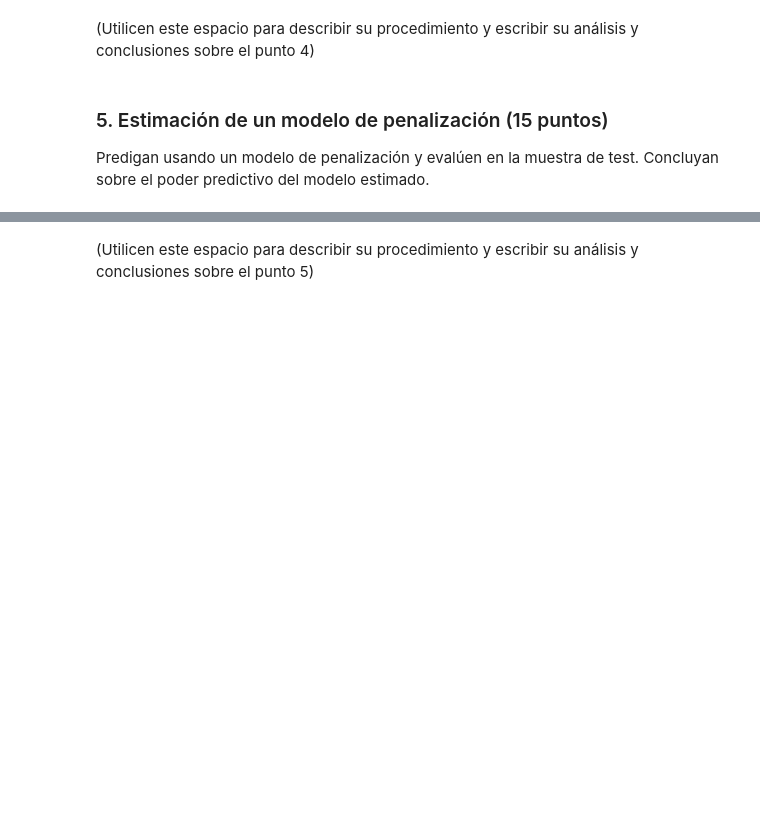
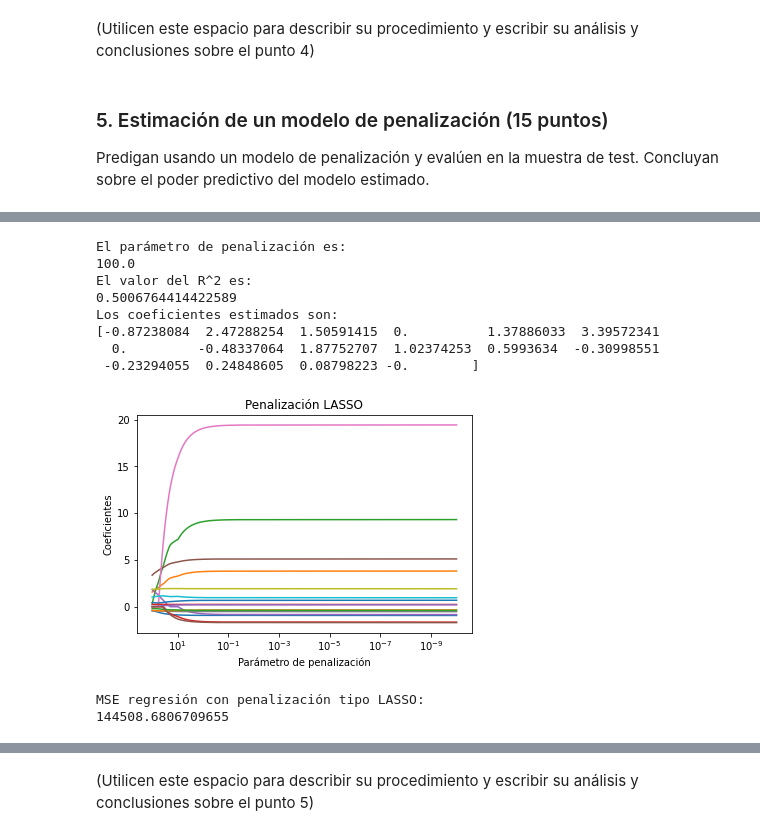
Before and after one commit to carlitoscanas/miad-intro-ml, a Jupyter notebook: casos/semana-2/Caso modelos lineales para regresión, muestreo y selección del mejor modelo.ipynb, the cells around one changed output, grey strips where cells are left out. Drawn from its saved outputs; the diff is of its cells as text; code cells hidden in the pictures; blank space fills up the shorter version.

```diff
--- a/casos/semana-2/Caso modelos lineales para regresión, muestreo y selección del mejor modelo.ipynb
+++ b/casos/semana-2/Caso modelos lineales para regresión, muestreo y selección del mejor modelo.ipynb
@@ -342,0 +401,46 @@ Predigan usando un modelo de penalización y evalúen en la muestra de test. Con
+# %%
+#Estimación del modelo con penalización tipo LASSO
+warnings.filterwarnings('ignore')
+n_alphas = 200
+alphasCalibrar = np.logspace(-10, 2, n_alphas)
+modeloLASSO = LassoCV(alphas=alphasCalibrar).fit(XTrain, yTrain)
+
+print('El parámetro de penalización es:')
+print(modeloLASSO.alpha_)
+print('El valor del R^2 es:')
+print(modeloLASSO.score(XTrain, yTrain))
+print('Los coeficientes estimados son:')
+print(modeloLASSO.coef_)
+
+coefs = []
+for a in alphasCalibrar:
+    lasso = Lasso(alpha=a, fit_intercept=False, max_iter=10000)
+    lasso.fit(XTrain, yTrain)
+    coefs.append(lasso.coef_)
+
+ax = plt.gca()
+ax.plot(alphasCalibrar, coefs)
+ax.set_xscale('log')
+ax.set_xlim(ax.get_xlim()[::-1])
+plt.xlabel('Parámetro de penalización')
+plt.ylabel('Coeficientes')
+plt.title('Penalización LASSO')
+plt.axis('tight')
+plt.show()
+
+prediccionLASSO = modeloLASSO.predict(XTest)
+MSELASSO = np.average(np.square(prediccionLASSO-yTest))
+print('MSE regresión con penalización tipo LASSO:')
+print(MSELASSO)
+# %% [output]
+El parámetro de penalización es:
+100.0
+El valor del R^2 es:
+0.5006764414422589
+Los coeficientes estimados son:
+[-0.87238084  2.47288254  1.50591415  0.          1.37886033  3.39572341
+  0.         -0.48337064  1.87752707  1.02374253  0.5993634  -0.30998551
+ -0.23294055  0.24848605  0.08798223 -0.        ]
+[figure, added]
+MSE regresión con penalización tipo LASSO:
+144508.6806709655
```
Also changed, not shown: parts of 28 cells of this notebook.
